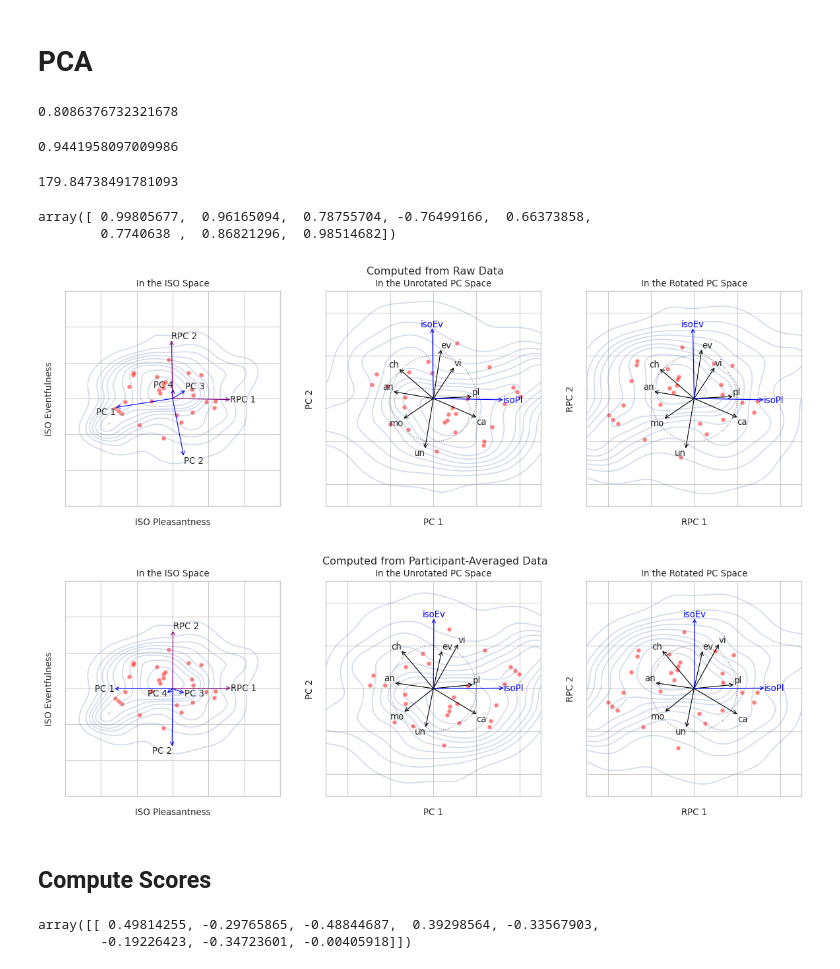
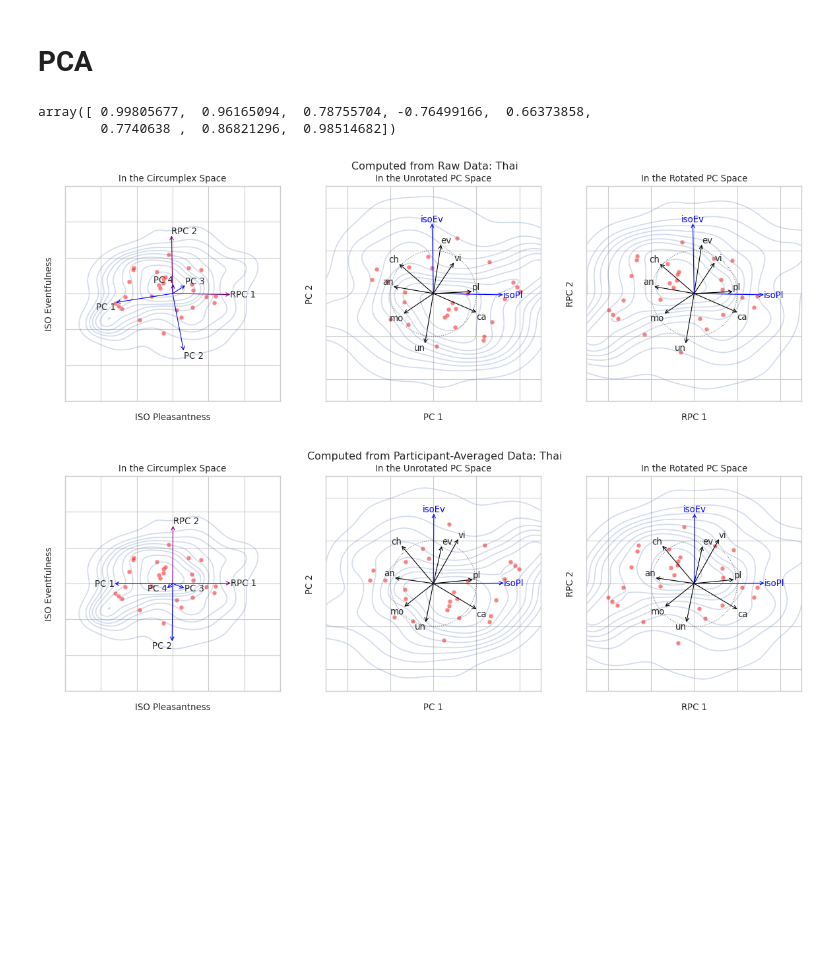
Before and after one commit to ntudsp/satp-tha-stage2, a Jupyter notebook: code/main.ipynb, the cells around one changed output. Cells and saved outputs as stored; diff of their text form; code cells hidden in the pictures; blank space fills up the shorter version.

```diff
--- a/code/main.ipynb
+++ b/code/main.ipynb
@@ -139,0 +191,27 @@ for i in range(8):
+# %%
+n = 2**12
+
+xx = np.meshgrid(*[np.linspace(-1, 1, 4) for _ in range(8)])
+xx = np.stack(xx)
+xx = xx.reshape(8, -1)
+print(xx.shape)
+
+x = np.zeros((xx.shape[-1], 2))
+
+for i in range(xx.shape[-1]):
+    x0 = arr_to_ns(xx[:, i])
+    x[i, 0] = norm_norm(iso_pl(x0))
+    x[i, 1] = norm_norm(iso_ev(x0))
+
+f, ax = plt.subplots()
+ax.scatter(x[:, 0], x[:, 1])
+
+k = 2/(2 + np.sqrt(8))
+
+x, y = np.meshgrid([-1, -k, 0, k, 1], [-1, -k, 0, k, 1])
+
+ax.plot([1, k, -k, -1], [k, 1, 1, k], c='red')
+
+ax.set_aspect('equal')
+circ = Circle((0, 0), 1, fc="none", ls=":", ec="gray")
+ax.add_patch(circ)
@@ -172,18 +305,6 @@ for n, pca in [('ur', pca_raw), ('um', pca_mean), ('rr', rpca_raw), ('rm', rpca_
     for i in range(pca.n_components):
         dfx[f'{n}{i+1}proj'] = pcm[:, i]
         df[f'{n}{i+1}proj'] = pcr[:, i]
-# %%
-np.sum(pca_raw.explained_variance_ratio_[:2])
-# %% [output]
-0.8086376732321678
-# %%
-np.sum(pca_mean.explained_variance_ratio_[:2])
-# %% [output]
-0.9441958097009986
-# %%
-np.rad2deg(np.arccos(Rm[0, 0]))
-# %% [output]
-179.84738491781093
 # %%
 def cosine_sim(A, B, feature_axis=-1):
     A = A/np.linalg.norm(A, axis=feature_axis, keepdims=True)
@@ -198,9 +319,7 @@ cosine_sim(rpca_raw.components_, rpca_mean.components_)
 array([ 0.99805677,  0.96165094,  0.78755704, -0.76499166,  0.66373858,
         0.7740638 ,  0.86821296,  0.98514682])
 # %%
-
-
-def make_pca_plot(pca, rpca, name):
+def make_pca_plot(pca, rpca, name, lang='tha'):
 
     def plot_in_pc(ax, x, y):
         sns.kdeplot(df, x=x, y=y, levels=10, alpha=0.25, ax=ax)
@@ -218,8 +337,6 @@ def make_pca_plot(pca, rpca, name):
         isopl_in_rpc = norm_norm(iso_pl(Namespace(**rdirections)))
         isoev_in_rpc = norm_norm(iso_ev(Namespace(**rdirections)))
         riso_plev = [isopl_in_rpc, isoev_in_rpc]
-
-
 
         k = 1.0
 
@@ -247,9 +364,9 @@ def make_pca_plot(pca, rpca, name):
     mode = name[0]
 
     if mode == 'r':
-        suffix = "Computed from Raw Data"
+        suffix = f"Computed from Raw Data: {lang}"
     else:
-        suffix = "Computed from Participant-Averaged Data"
+        suffix = f"Computed from Participant-Averaged Data: {lang}"
 
 
 
@@ -294,7 +411,7 @@ def make_pca_plot(pca, rpca, name):
         ax.annotate(f"RPC {i+1}", xy=k*v, **hava(v, hd="left", vd="center"))
 
     ax.set(
-        title=f'In the ISO Space',
+        title=f'In the Circumplex Space',
         xlabel="ISO Pleasantness",
         ylabel="ISO Eventfulness",
     )
@@ -314,37 +431,35 @@ def make_pca_plot(pca, rpca, name):
     ax.set(
         title=f"In the Unrotated PC Space",
         xlabel="PC 1",
         ylabel="PC 2"
     )
 
     ############################################
 
     ax = axs[2]
 
     x = f"r{mode}1proj"
     y = f"r{mode}2proj"
 
     plot_in_pc(ax, x, y)
 
 
     ax.set(
         title=f"In the Rotated PC Space",
         xlabel="RPC 1",
         ylabel="RPC 2"
     )
 
 
     plt.suptitle(suffix, x=0.515, ha='center')
 
     plt.tight_layout()
-    plt.savefig(f"figs/pca-{name}.png", dpi=300)
+    plt.savefig(f"figs/pca-{name}-{lang}.pdf")
 
     plt.show()
 
-make_pca_plot(pca_raw, rpca_raw, 'raw')
-make_pca_plot(pca_mean, rpca_mean, 'mean')
+make_pca_plot(pca_raw, rpca_raw, 'raw', 'Thai')
+make_pca_plot(pca_mean, rpca_mean, 'mean', 'Thai')
 # %% [output]
-[figure, old version]
+[figure, new version]
-[figure, old version]
+[figure, new version]
-# %% [markdown]
-## Compute Scores
@@ -365,8 +499,3 @@ fulldir['isopl'] = isopl_in_pc
 fulldir['isoev'] = isoev_in_pc
 
 # fulldir
-# %%
-pca.transform(dfi)
-# %% [output]
-array([[ 0.49814255, -0.29765865, -0.48844687,  0.39298564, -0.33567903,
-        -0.19226423, -0.34723601, -0.00405918]])
```
Also changed, not shown: parts of 59 cells of this notebook, 34 other files.
